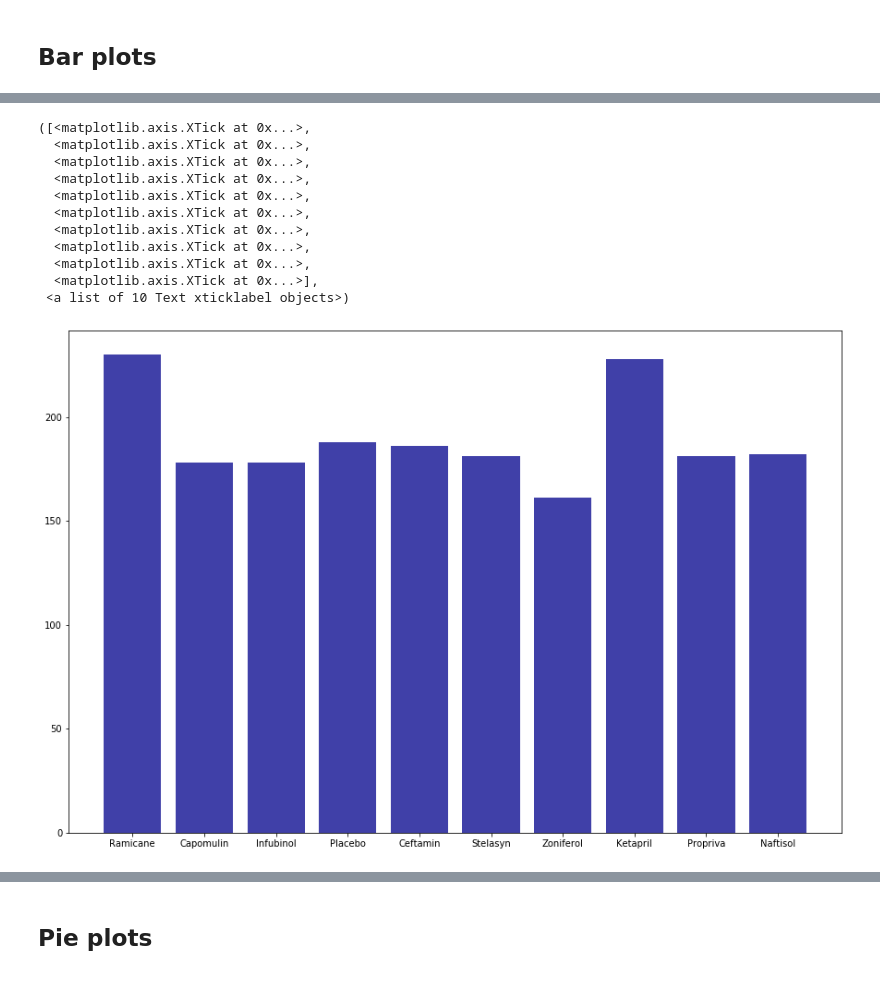
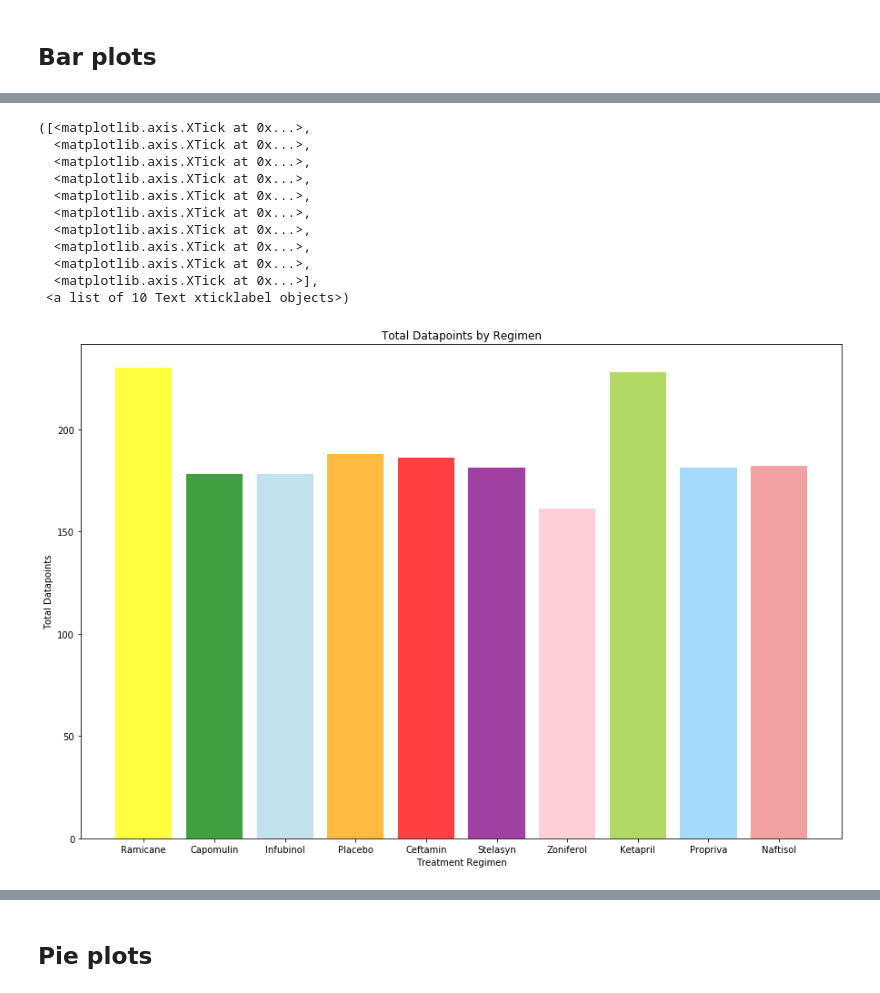
Before and after one commit to informidas/matplotlib-challenge, a Jupyter notebook: pymaceuticals_starter.ipynb, the cells around one changed output, grey strips where cells are left out. Drawn from its saved outputs; the diff is of its cells as text; code cells hidden in the pictures.

```diff
--- a/pymaceuticals_starter.ipynb
+++ b/pymaceuticals_starter.ipynb
@@ -104,19 +125,23 @@ x_axis = np.arange(len(x_ax))
 tick_locations = [value for value in x_ax]
 # %%
 # Create a list indicating where to write x labels and set figure size to adjust for space
+colors= ["yellow","green","lightblue","orange","red","purple","pink","yellowgreen","lightskyblue","lightcoral"]
 plt.figure(figsize=(15,10))
-plt.bar(x_ax, datapoints_per_regimen["Total Datapoints"], color='darkblue', alpha=.75, align="center")
-plt.xticks(tick_locations, x_ax, rotation="0")
+plt.bar(x_ax, datapoints_per_regimen["Total Datapoints"], color=colors, alpha=.75, align="center")
+plt.title("Total Datapoints by Regimen")
+plt.xlabel("Treatment Regimen")
+plt.ylabel("Total Datapoints")
+plt.xticks(tick_locations, x_ax, rotation="0" )
 # %% [output]
 ([<matplotlib.axis.XTick at 0x...>,
   <matplotlib.axis.XTick at 0x...>,
   <matplotlib.axis.XTick at 0x...>,
   <matplotlib.axis.XTick at 0x...>,
   <matplotlib.axis.XTick at 0x...>,
   <matplotlib.axis.XTick at 0x...>,
   <matplotlib.axis.XTick at 0x...>,
   <matplotlib.axis.XTick at 0x...>,
   <matplotlib.axis.XTick at 0x...>,
   <matplotlib.axis.XTick at 0x...>],
  <a list of 10 Text xticklabel objects>)
-[figure, old version]
+[figure, new version]
```
Also changed, not shown: parts of 14 cells of this notebook.
